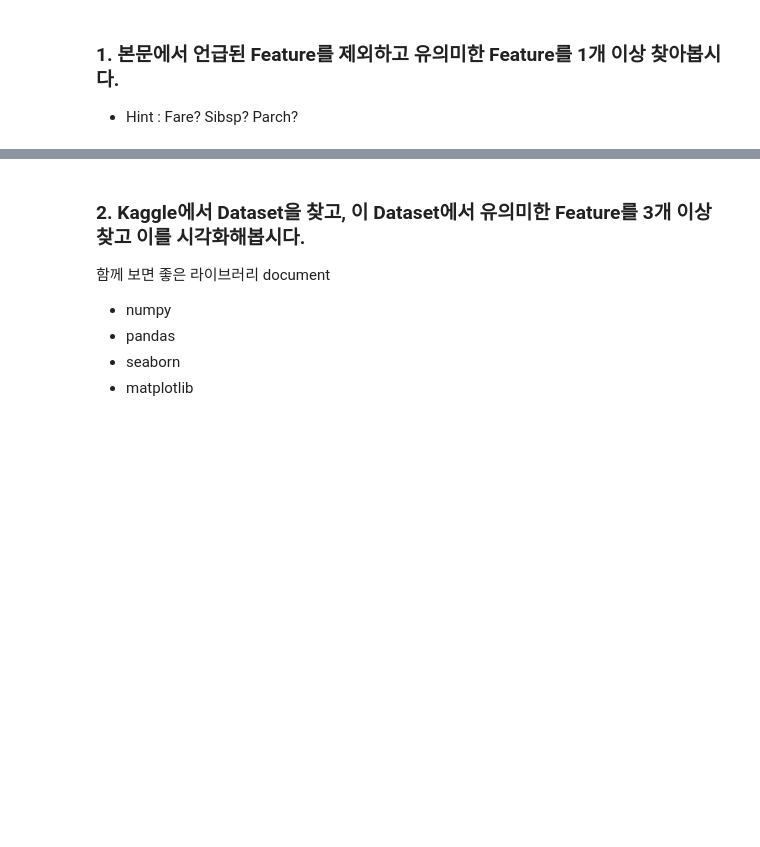
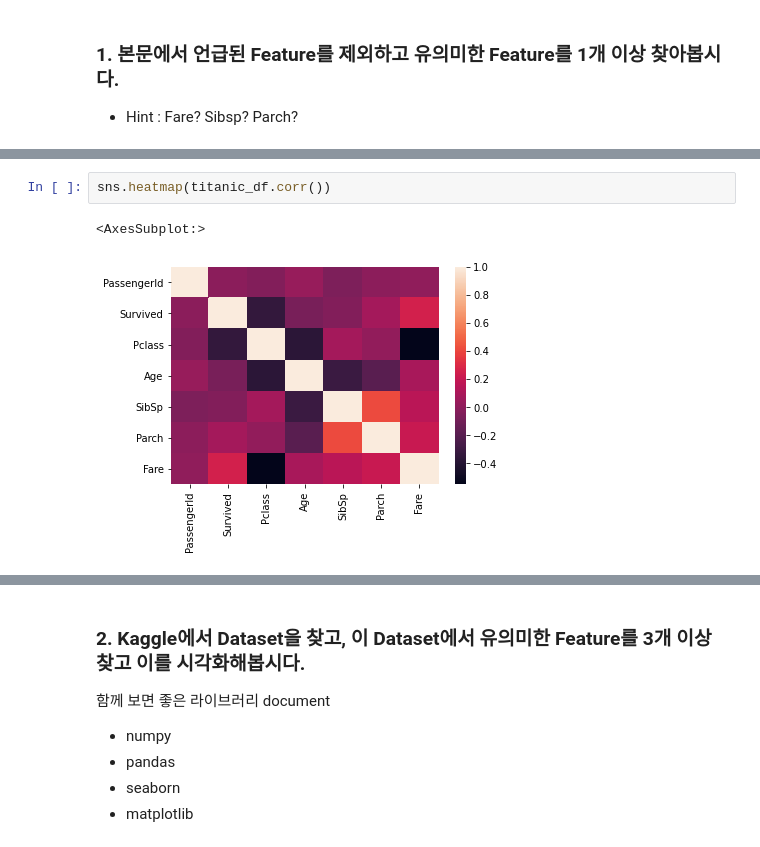
Before and after one commit to super-corini/programmers_kdt_II, a Jupyter notebook: day3/4. EDA-Code.ipynb, the cells around one changed output, grey strips where cells are left out. Drawn from its saved outputs; the diff is of its cells as text; blank space fills up the shorter version.

```diff
--- a/day3/4. EDA-Code.ipynb
+++ b/day3/4. EDA-Code.ipynb
@@ -436,0 +448,5 @@ plt.show()
+# %%
+sns.heatmap(titanic_df.corr())
+# %% [output]
+<AxesSubplot:>
+[figure, added]
```
Also changed, not shown: parts of 34 cells of this notebook.
